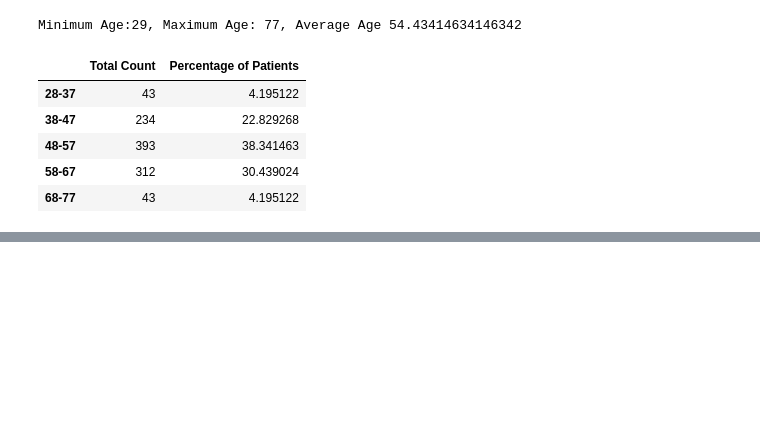
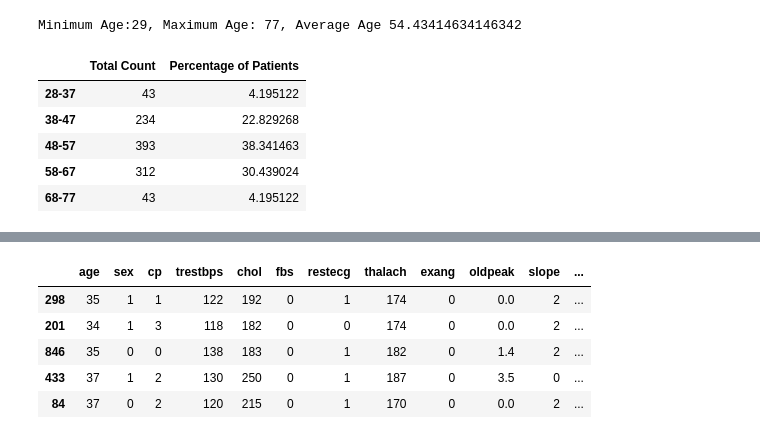
Before and after one commit to twolightsabovethesea/heart-disease, a Jupyter notebook: heart_disease.ipynb, the cells around one changed output, grey strips where cells are left out. Drawn from its saved outputs; the diff is of its cells as text; code cells hidden in the pictures; blank space fills up the shorter version.

```diff
--- a/heart_disease.ipynb
+++ b/heart_disease.ipynb
@@ -304,0 +305,12 @@ plt.show()
+# %%
+# segment validation data by age groups and create a feature and target variable for each group
+
+val_2837 = validation_df.loc[validation_df['age'] <= 37]
+val_2837.head()
+# %% [output]
+|  | age | sex | cp | trestbps | chol | fbs | restecg | thalach | exang | oldpeak | slope | ... |
+| 298 | 35 | 1 | 1 | 122 | 192 | 0 | 1 | 174 | 0 | 0.0 | 2 | ... |
+| 201 | 34 | 1 | 3 | 118 | 182 | 0 | 0 | 174 | 0 | 0.0 | 2 | ... |
+| 846 | 35 | 0 | 0 | 138 | 183 | 0 | 1 | 182 | 0 | 1.4 | 2 | ... |
+| 433 | 37 | 1 | 2 | 130 | 250 | 0 | 1 | 187 | 0 | 3.5 | 0 | ... |
+| 84 | 37 | 0 | 2 | 120 | 215 | 0 | 1 | 170 | 0 | 0.0 | 2 | ... |
```
Also changed, not shown: parts of 17 cells of this notebook.
